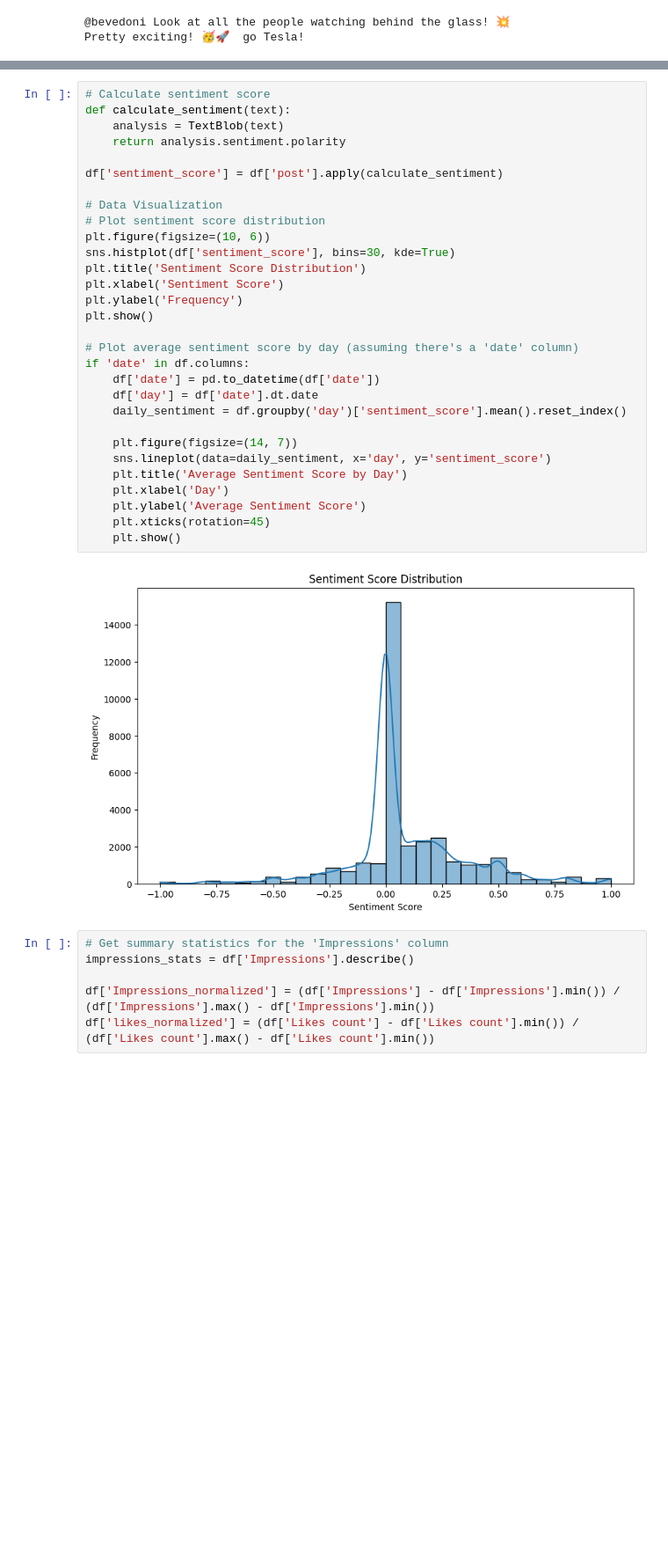
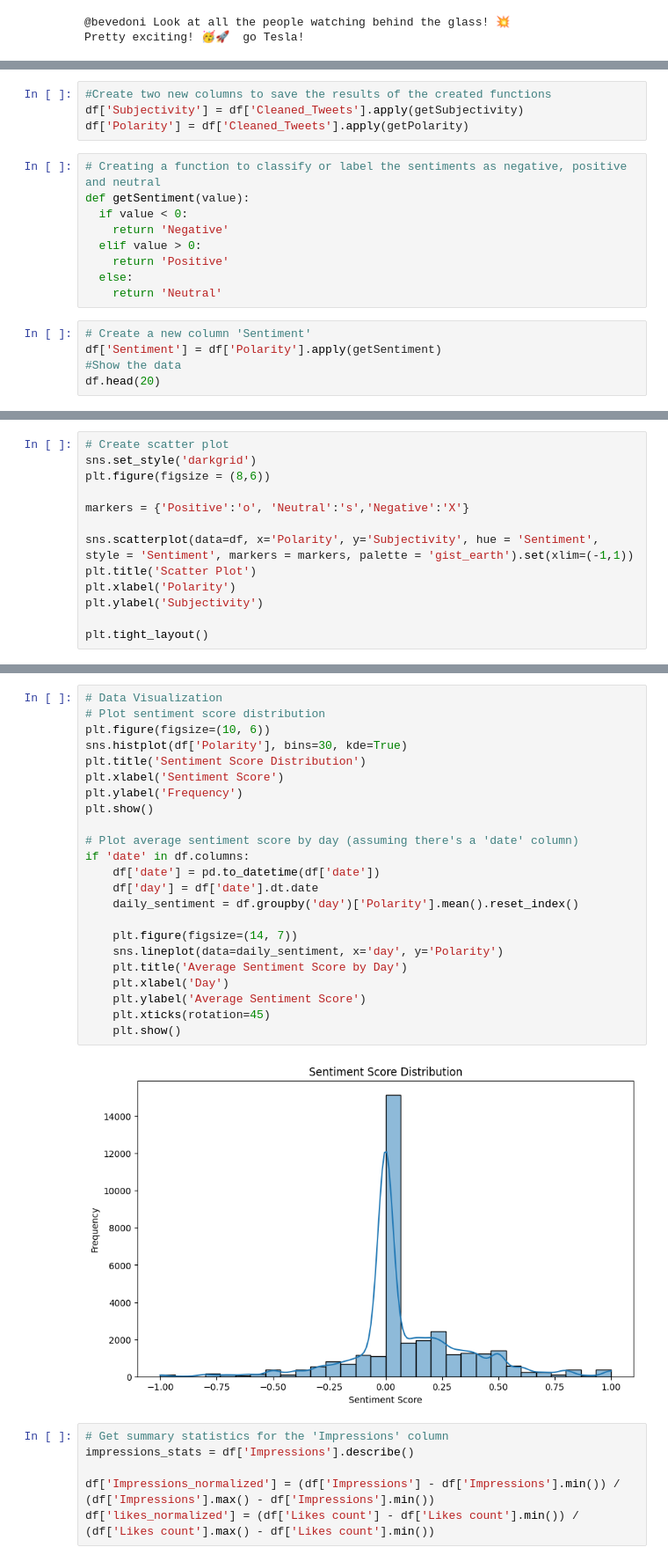
Before and after one commit to filippogiovagnini/sentimental-analysis-twitter-elon-tesla, a Jupyter notebook: featuring_engineering.ipynb, the cells around one changed output, grey strips where cells are left out. Shown at 88% size. Drawn from its saved outputs; the diff is of its cells as text; blank space fills up the shorter version.

```diff
--- a/featuring_engineering.ipynb
+++ b/featuring_engineering.ipynb
@@ -44,0 +107,18 @@ print(df.head())
+# %%
+#Create two new columns to save the results of the created functions
+df['Subjectivity'] = df['Cleaned_Tweets'].apply(getSubjectivity)
+df['Polarity'] = df['Cleaned_Tweets'].apply(getPolarity)
+# %%
+# Creating a function to classify or label the sentiments as negative, positive and neutral
+def getSentiment(value):
+  if value < 0:
+    return 'Negative'
+  elif value > 0:
+    return 'Positive'
+  else:
+    return 'Neutral'
+# %%
+# Create a new column 'Sentiment'
+df['Sentiment'] = df['Polarity'].apply(getSentiment)
+#Show the data
+df.head(20)
@@ -44,0 +143,13 @@ print(df.head())
+# %%
+# Create scatter plot
+sns.set_style('darkgrid')
+plt.figure(figsize = (8,6))
+
+markers = {'Positive':'o', 'Neutral':'s','Negative':'X'}
+
+sns.scatterplot(data=df, x='Polarity', y='Subjectivity', hue = 'Sentiment', style = 'Sentiment', markers = markers, palette = 'gist_earth').set(xlim=(-1,1))
+plt.title('Scatter Plot')
+plt.xlabel('Polarity')
+plt.ylabel('Subjectivity')
+
+plt.tight_layout()
@@ -45,35 +167,28 @@ print(df.head())
 # %%
-# Calculate sentiment score
-def calculate_sentiment(text):
-    analysis = TextBlob(text)
-    return analysis.sentiment.polarity
-
-df['sentiment_score'] = df['post'].apply(calculate_sentiment)
-
 # Data Visualization
 # Plot sentiment score distribution
 plt.figure(figsize=(10, 6))
-sns.histplot(df['sentiment_score'], bins=30, kde=True)
+sns.histplot(df['Polarity'], bins=30, kde=True)
 plt.title('Sentiment Score Distribution')
 plt.xlabel('Sentiment Score')
 plt.ylabel('Frequency')
 plt.show()
 
 # Plot average sentiment score by day (assuming there's a 'date' column)
 if 'date' in df.columns:
     df['date'] = pd.to_datetime(df['date'])
     df['day'] = df['date'].dt.date
-    daily_sentiment = df.groupby('day')['sentiment_score'].mean().reset_index()
+    daily_sentiment = df.groupby('day')['Polarity'].mean().reset_index()
 
     plt.figure(figsize=(14, 7))
-    sns.lineplot(data=daily_sentiment, x='day', y='sentiment_score')
+    sns.lineplot(data=daily_sentiment, x='day', y='Polarity')
     plt.title('Average Sentiment Score by Day')
     plt.xlabel('Day')
     plt.ylabel('Average Sentiment Score')
     plt.xticks(rotation=45)
     plt.show()
 # %% [output]
-[figure, old version]
+[figure, new version]
 # %%
 # Get summary statistics for the 'Impressions' column
 impressions_stats = df['Impressions'].describe()
```
Also changed, not shown: parts of 13 cells of this notebook.
